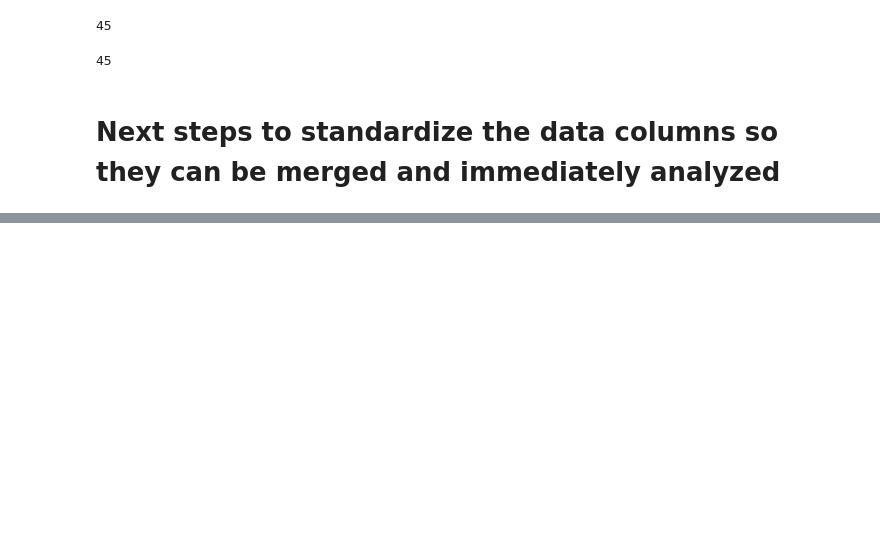
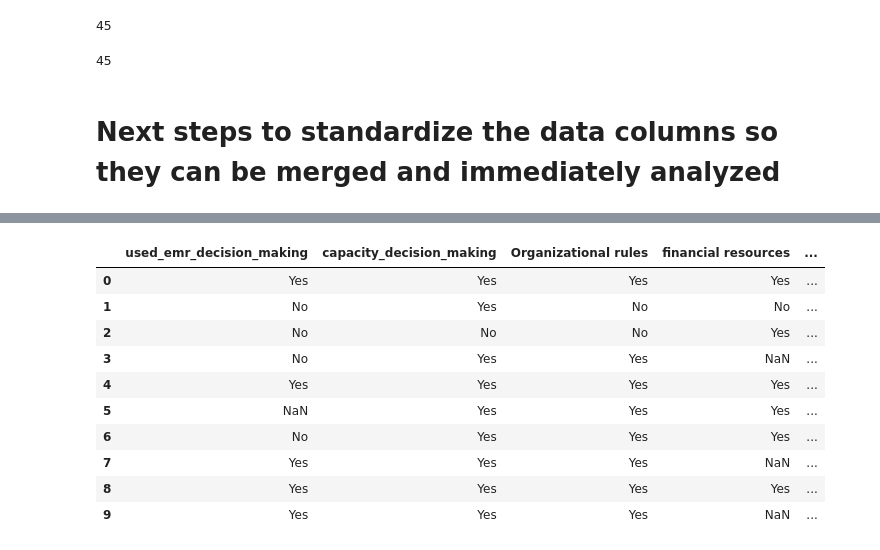
Before and after one commit to Ugoeze-hub/EMR_ANALYSIS, a Jupyter notebook: analysis.ipynb, the cells around one changed output, grey strips where cells are left out. Drawn from its saved outputs; the diff is of its cells as text; code cells hidden in the pictures; blank space fills up the shorter version.

```diff
--- a/analysis.ipynb
+++ b/analysis.ipynb
@@ -381,0 +574,14 @@ len(df_2.columns.tolist())
+# %%
+df_2.iloc[:10,25:]
+# %% [output]
+|  | used_emr_decision_making | capacity_decision_making | Organizational rules | financial resources | ... |
+| 0 | Yes | Yes | Yes | Yes | ... |
+| 1 | No | Yes | No | No | ... |
+| 2 | No | No | No | Yes | ... |
+| 3 | No | Yes | Yes | NaN | ... |
+| 4 | Yes | Yes | Yes | Yes | ... |
+| 5 | NaN | Yes | Yes | Yes | ... |
+| 6 | No | Yes | Yes | Yes | ... |
+| 7 | Yes | Yes | Yes | NaN | ... |
+| 8 | Yes | Yes | Yes | Yes | ... |
+| 9 | Yes | Yes | Yes | NaN | ... |
```
Also changed, not shown: parts of 12 cells of this notebook, 2 other files.
